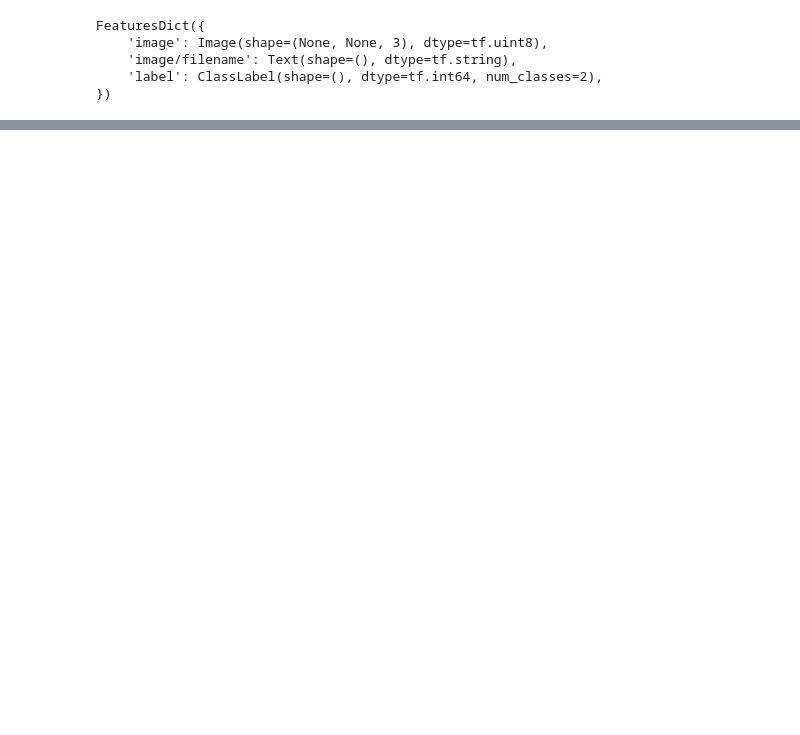
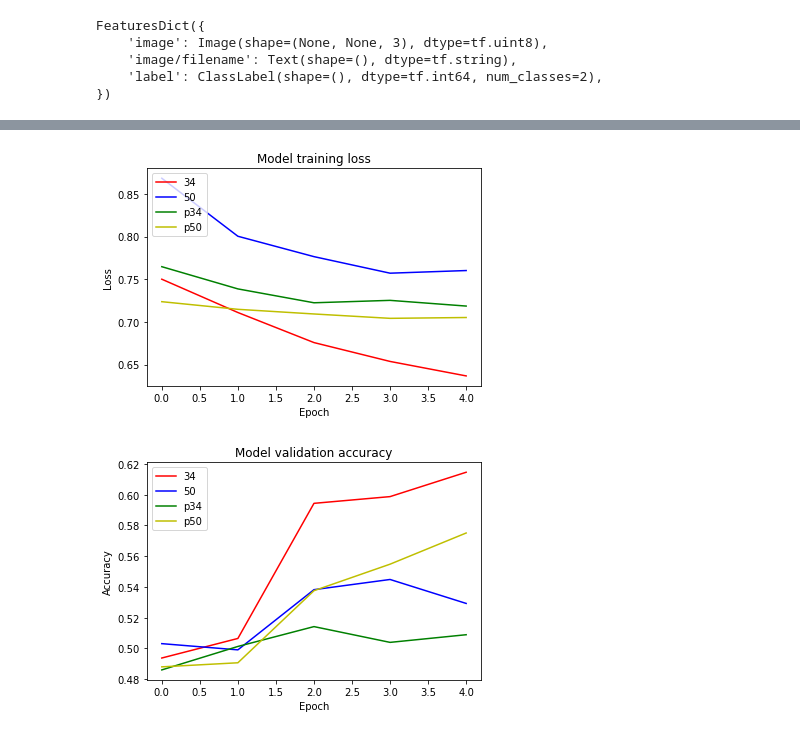
Before and after one commit to moonkl7/Simple_AI, a Jupyter notebook: [G-2]ResNet.ipynb, the cells around one changed output, grey strips where cells are left out. Saved outputs shown, nothing was run; the diff lists cells and outputs as text; code cells hidden in the pictures; blank space fills up the shorter version.

```diff
--- a/[G-2]ResNet.ipynb
+++ b/[G-2]ResNet.ipynb
@@ -400,8 +549,8 @@ ValueError: Unknown split "test". Should be one of ['train'].
 # %%
 history_50 = resnet50.fit(
     ds_train,
-    steps_per_epoch=int(ds_info.splits['train'].num_examples/BATCH_SIZE),
-    validation_steps=int(ds_info.splits['test'].num_examples/BATCH_SIZE),
+    steps_per_epoch=int(ds_info.splits['train[:80%]'].num_examples/BATCH_SIZE),
+    validation_steps=int(ds_info.splits['train[80%:]'].num_examples/BATCH_SIZE),
     epochs=EPOCH,
     validation_data=ds_test,
     verbose=1,
@@ -409,0 +601,16 @@ history_50 = resnet50.fit(
+# %%
+plane34.compile(
+    loss='sparse_categorical_crossentropy',
+    optimizer=tf.keras.optimizers.SGD(lr=0.01, clipnorm=1.),
+    metrics=['accuracy'],
+)
+
+history_p34 = plane34.fit(
+    ds_train,
+    steps_per_epoch=int(ds_info.splits['train[:80%]'].num_examples/BATCH_SIZE),
+    validation_steps=int(ds_info.splits['train[80%:]'].num_examples/BATCH_SIZE),
+    epochs=EPOCH,
+    validation_data=ds_test,
+    verbose=1,
+    use_multiprocessing=True,
+)
@@ -409,0 +659,16 @@ history_50 = resnet50.fit(
+# %%
+plane50.compile(
+    loss='sparse_categorical_crossentropy',
+    optimizer=tf.keras.optimizers.SGD(lr=0.01, clipnorm=1.),
+    metrics=['accuracy'],
+)
+
+history_p50 = plane50.fit(
+    ds_train,
+    steps_per_epoch=int(ds_info.splits['train[:80%]'].num_examples/BATCH_SIZE),
+    validation_steps=int(ds_info.splits['train[80%:]'].num_examples/BATCH_SIZE),
+    epochs=EPOCH,
+    validation_data=ds_test,
+    verbose=1,
+    use_multiprocessing=True,
+)
@@ -410,18 +717,25 @@ history_50 = resnet50.fit(
 # %%
 import matplotlib.pyplot as plt
 
 plt.plot(history_34.history['loss'], 'r')
 plt.plot(history_50.history['loss'], 'b')
+plt.plot(history_p34.history['loss'], 'g')
+plt.plot(history_p50.history['loss'], 'y')
 plt.title('Model training loss')
 plt.ylabel('Loss')
 plt.xlabel('Epoch')
-plt.legend(['34', '50'], loc='upper left')
+plt.legend(['34', '50','p34','p50'], loc='upper left')
 plt.show()
 
 plt.plot(history_34.history['val_accuracy'], 'r')
 plt.plot(history_50.history['val_accuracy'], 'b')
+plt.plot(history_p34.history['val_accuracy'], 'g')
+plt.plot(history_p50.history['val_accuracy'], 'y')
 plt.title('Model validation accuracy')
 plt.ylabel('Accuracy')
 plt.xlabel('Epoch')
-plt.legend(['34', '50'], loc='upper left')
+plt.legend(['34', '50','p34','p50'], loc='upper left')
 plt.show()
+# %% [output]
+[figure, added]
+[figure, added]
```
Also changed, not shown: parts of 15 cells of this notebook.
